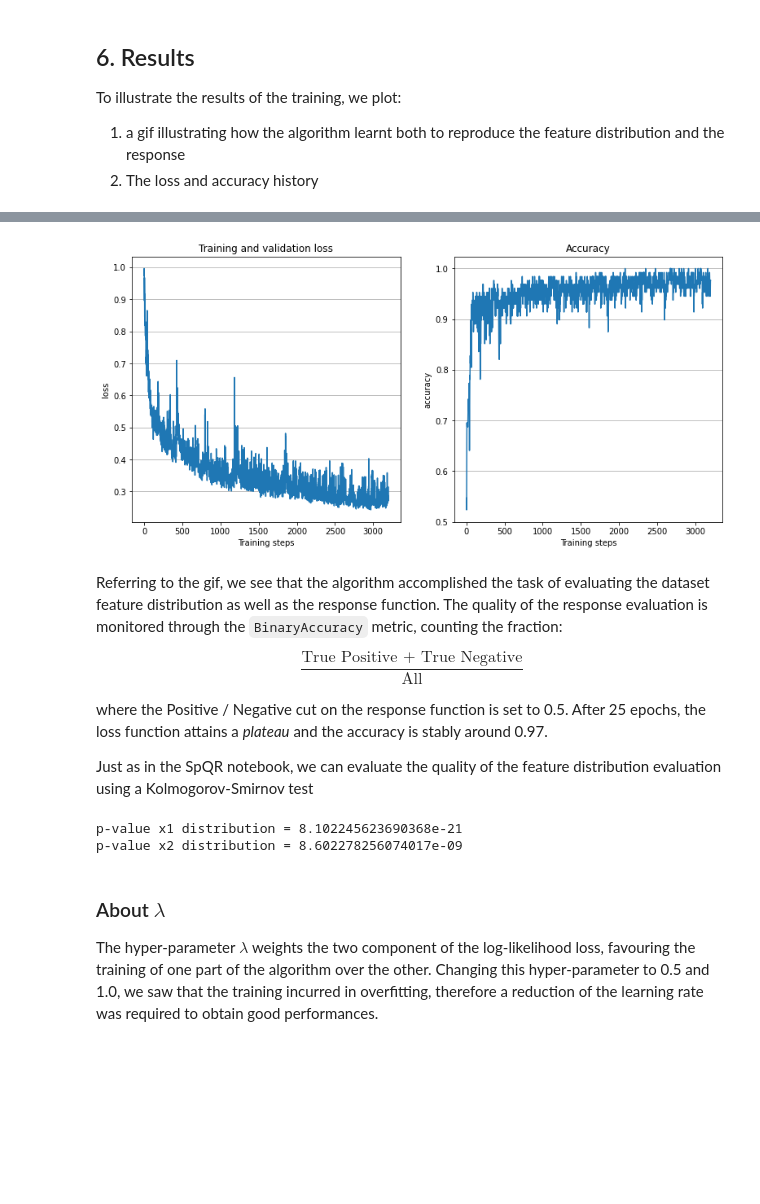
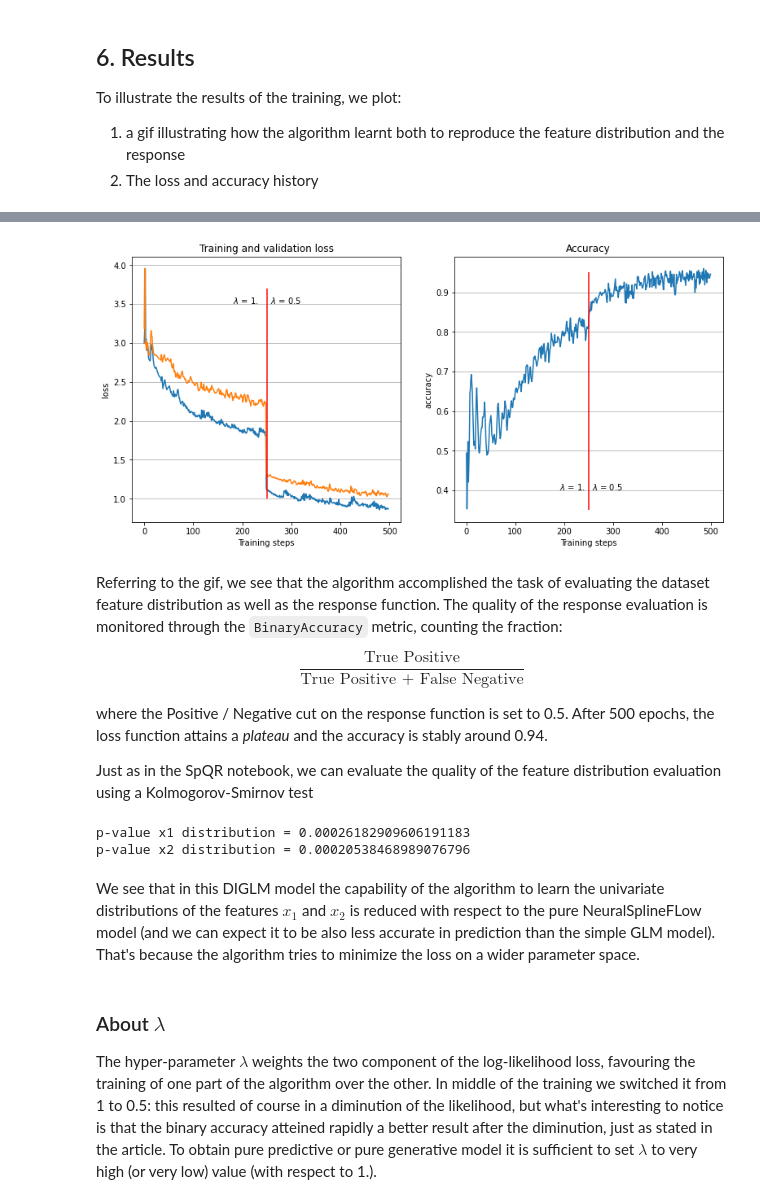
Before and after one commit to MarcoRiggirello/diglm, a Jupyter notebook: docs/source/notebooks/diglm_nb.ipynb, the cells around one changed output, grey strips where cells are left out. Drawn from its saved outputs; the diff is of its cells as text; code cells hidden in the pictures; blank space fills up the shorter version.

```diff
--- a/docs/source/notebooks/diglm_nb.ipynb
+++ b/docs/source/notebooks/diglm_nb.ipynb
@@ -75,8 +85,8 @@ The sampled vectors and the response are transformed to a `tf.data.Dataset`.
 #response function
 response = lambda x1, x2: x1 * x2 > 1 / (x1 * x2)
 
-BATCH_SIZE = 128
-DATASET_SIZE = BATCH_SIZE * 128
+BATCH_SIZE = 1024
+DATASET_SIZE = BATCH_SIZE * 32
 VAL_SIZE = BATCH_SIZE * 16
 
 # dataset for training
@@ -118,6 +128,7 @@ def to_tf_dataset(df, columns, dtype='float32', batch_size=32):
     tf_ds = tf.data.Dataset.from_tensor_slices(df[columns].astype(dtype))
     tf_ds = tf_ds.prefetch(tf.data.experimental.AUTOTUNE)
     tf_ds = tf_ds.cache()
+    tf_ds = tf_ds.batch(batch_size)
     return tf_ds
 
 def sampling(size=500):
@@ -141,19 +152,15 @@ def plot(name, counter=None):
     alongside with the target distribution
     """
     # Get sampling data to plot
-    mean, x1, x2 = sampling(size=DATASET_SIZE)
+    mean, x1, x2 = sampling(size=VAL_SIZE)
     df_train = pd.DataFrame(np.stack((mean, x1, x2), axis=1),
                             columns=['labels', 'x1', 'x2'])
     #plot
-    #fig, (ax_1, ax_2) = plt.subplots(nrows=1, ncols=2, figsize=(12, 6))
-    # training data samples
     ax_1 = sns.scatterplot(data=df_train, x='x1', y='x2', hue='labels', palette='coolwarm')
-    sns.histplot(data=df, x='x1', y='x2', hue='labels', alpha=0.5, ax=ax_1)
     ax_1.set_ylim(min(x1), max(x1))
     ax_1.set_xlim(min(x1), max(x2))
     if counter is not None: # used to track the training epoch
         ax_1.set_title(f'Training epoch = {counter}')
-    #ax_2.set_title('Target distribution')
 
     plt.savefig(name)
 
@@ -174,8 +181,8 @@ We initialize our diglm model with:
 2. a `tf.glm.Bernoulli()` as glm to realize the logistic regression.
 # %%
 my_glm = glm.Bernoulli()
-neural_spline_flow = NSF(splits=2)
-diglm = DIGLM(neural_spline_flow, my_glm, 2)
+neural_spline_flow = NSF(splits=2, spline_params=dict())
+diglm = Diglm(neural_spline_flow, my_glm, 2)
 
 train_dict = [{'labels': batch_l,
               'features': batch_ft}
@@ -199,7 +206,7 @@ plot('start.jpeg', counter=0)
 First, we define a train step, where the loss and its gradient are calculated and the training variables of the model are updated accordingly. We follow the [keras tutorial](https://www.tensorflow.org/guide/keras/writing_a_training_loop_from_scratch).
 # %%
 @tf.function
-def train_step(optimizer, target_sample, val_sample, weight=.1):
+def train_step(optimizer, target_sample, weight=.1):
     """
     Train step function for the diglm model. Implements the basic steps for computing
     and updating the trainable variables of the model. It also
@@ -213,9 +220,7 @@ def train_step(optimizer, target_sample, val_sample, weight=.1):
     variables = tape.watched_variables()
     gradients = tape.gradient(loss, variables)
     optimizer.apply_gradients(zip(gradients, variables))
-    # validation loss estimate
-    val_loss = -tf.reduce_mean(diglm.weighted_log_prob(val_sample, scaling_const=weight))
-    return loss, val_loss
+    return loss
 # %% [markdown]
 Now we are ready to train the model!
 # %%
@@ -279,38 +309,40 @@ make_gif(fig_list, "diglm_example.gif", duration=0.3)
 # %%
 # loss plot
 plt.figure(figsize=(13, 6))
 plt.subplot(121)
 plt.title('Training and validation loss')
-plt.plot([i for i in range(len(history['loss'])-1)],
-        history['loss'][1:],
+plt.plot([i for i in range(len(history['train_loss'])-1)],
+        history['train_loss'][1:],
         label='train loss')
-plt.plot([i for i in range(len(history['loss'])-1)],
+plt.plot([i for i in range(len(history['val_loss'])-1)],
         history['val_loss'][1:],
         label='val loss')
 plt.xlabel('Training steps')
 plt.ylabel('loss')
+plt.vlines([250], 1, 3.7, color='red')
+plt.text(180, 3.5, r'$\lambda$ = 1.     $\lambda$ = 0.5')
 plt.grid(axis='y')
 
 # accuracy plot
 plt.subplot(122)
 plt.title('Accuracy')
 plt.plot([i for i in range(len(history['accuracy']))],
         history['accuracy'])
 plt.xlabel('Training steps')
 plt.ylabel('accuracy')
+plt.vlines([250], 0.35, 0.95, color='red')
+plt.text(190, 0.4, r'$\lambda$ = 1.   $\lambda$ = 0.5')
 plt.grid(axis='y')
-
-plt.savefig('diglm_training.pdf')
 # %% [output]
-[figure, old version]
+[figure, new version]
 # %% [markdown]
 Referring to the gif, we see that the algorithm accomplished the task of evaluating the dataset feature distribution as well as the response function. The quality of the response evaluation is monitored through the `BinaryAccuracy` metric, counting the fraction:
 
 \begin{equation}
-\dfrac{\text{True Positive + True Negative}}{\text{All}}
+\dfrac{\text{True Positive}}{\text{True Positive + False Negative}}
 \end{equation}
 
-where the Positive / Negative cut on the response function is set to 0.5. After 25 epochs, the loss function attains a *plateau* and the accuracy is stably around 0.97.
+where the Positive / Negative cut on the response function is set to 0.5. After 500 epochs, the loss function attains a *plateau* and the accuracy is stably around 0.94.
 
 Just as in the SpQR notebook, we can evaluate the quality of the feature distribution evaluation using a Kolmogorov-Smirnov test
 # %%
@@ -328,9 +360,11 @@ stat_2, pval_2 = ks_2samp(x2_trans, x2_target)
 print(f'p-value x1 distribution = {pval_1}')
 print(f'p-value x2 distribution = {pval_2}')
 # %% [output]
-p-value x1 distribution = 8.102245623690368e-21
-p-value x2 distribution = 8.602278256074017e-09
+p-value x1 distribution = 0.00026182909606191183
+p-value x2 distribution = 0.00020538468989076796
+# %% [markdown]
+We see that in this DIGLM model the capability of the algorithm to learn the univariate distributions of the features $x_1$ and $x_2$ is reduced with respect to the pure NeuralSplineFLow model (and we can expect it to be also less accurate in prediction than the simple GLM model). That's because the algorithm tries to minimize the loss on a wider parameter space.
 # %% [markdown]
 ### About $\lambda$
 
-The hyper-parameter $\lambda$ weights the two component of the log-likelihood loss, favouring the training of one part of the algorithm over the other. Changing this hyper-parameter to 0.5 and 1.0, we saw that the training incurred in overfitting, therefore a reduction of the learning rate was required to obtain good performances.
+The hyper-parameter $\lambda$ weights the two component of the log-likelihood loss, favouring the training of one part of the algorithm over the other. In middle of the training we switched it from 1 to 0.5: this resulted of course in a diminution of the likelihood, but what's interesting to notice is that the binary accuracy atteined rapidly a better result after the diminution, just as stated in the article. To obtain pure predictive or pure generative model it is sufficient to set $\lambda$ to very high (or very low) value (with respect to 1.).
```
Also changed, not shown: parts of 7 cells of this notebook, 1 other file.
